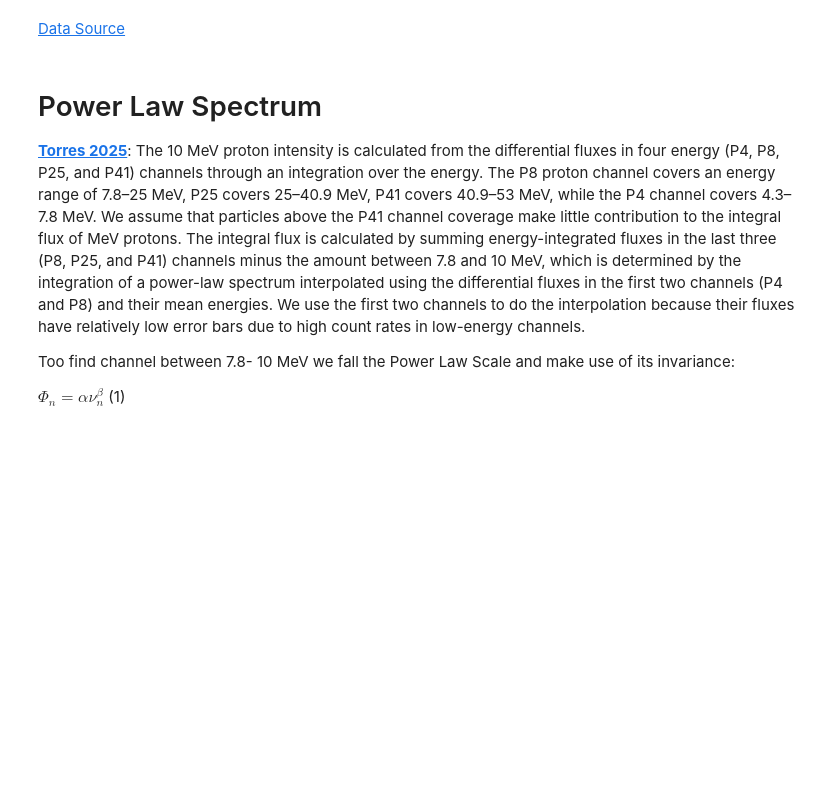
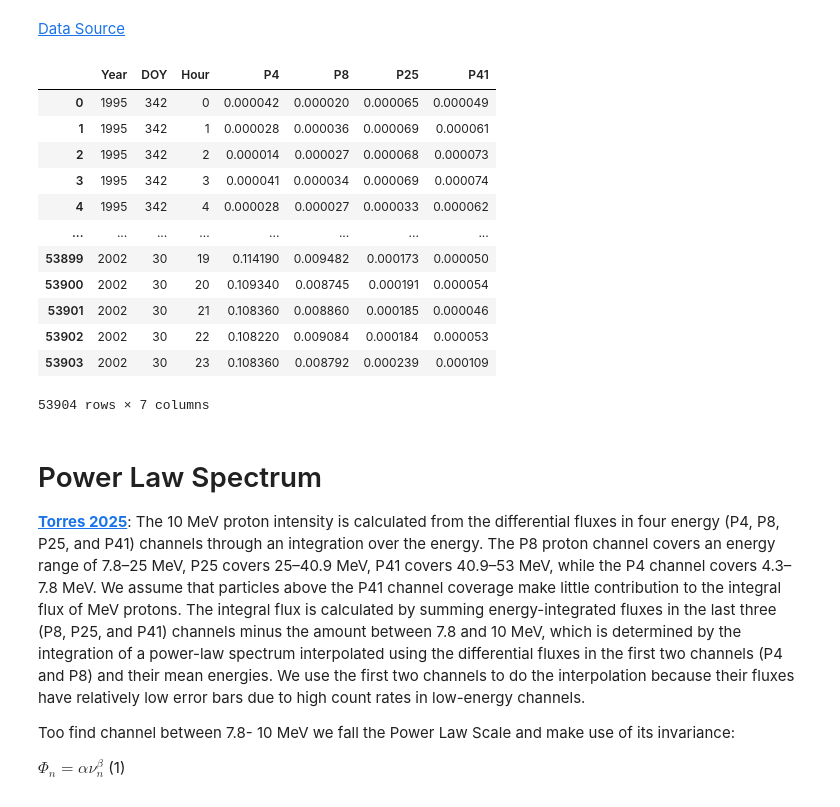
Before and after one commit to Lewis-Adkins/SWLG, a Jupyter notebook: SWLG_Code/code/seu_predict_ml.ipynb, the cells around one changed output. Drawn from its saved outputs; the diff is of its cells as text; code cells hidden in the pictures; blank space fills up the shorter version.

```diff
--- a/SWLG_Code/code/seu_predict_ml.ipynb
+++ b/SWLG_Code/code/seu_predict_ml.ipynb
@@ -7,7 +7,22 @@ import sklearn as sk
 # %% [markdown]
 [Data Source](https://omniweb.gsfc.nasa.gov/ftpbrowser/soho_ephin_flux_hr.html)
 # %%
-proton_flux_df = pd.read_csv('data/enviromental/proton_flux_1995Dec-2002Jan_EPHINSOHO.lst', header = None, names = ['Year', 'DOY', 'Hour', 'P4', 'P8', 'P25', 'P41'], sep = "\s+")
+proton_flux_df = pd.read_csv('data/enviromental/ephin-soho/proton_flux_1995Dec-2002Jan_EPHINSOHO.lst', header = None, names = ['Year', 'DOY', 'Hour', 'P4', 'P8', 'P25', 'P41'], sep = "\s+")
+proton_flux_df
+# %% [output]
+|  | Year | DOY | Hour | P4 | P8 | P25 | P41 |
+| 0 | 1995 | 342 | 0 | 0.000042 | 0.000020 | 0.000065 | 0.000049 |
+| 1 | 1995 | 342 | 1 | 0.000028 | 0.000036 | 0.000069 | 0.000061 |
+| 2 | 1995 | 342 | 2 | 0.000014 | 0.000027 | 0.000068 | 0.000073 |
+| 3 | 1995 | 342 | 3 | 0.000041 | 0.000034 | 0.000069 | 0.000074 |
+| 4 | 1995 | 342 | 4 | 0.000028 | 0.000027 | 0.000033 | 0.000062 |
+| ... | ... | ... | ... | ... | ... | ... | ... |
+| 53899 | 2002 | 30 | 19 | 0.114190 | 0.009482 | 0.000173 | 0.000050 |
+| 53900 | 2002 | 30 | 20 | 0.109340 | 0.008745 | 0.000191 | 0.000054 |
+| 53901 | 2002 | 30 | 21 | 0.108360 | 0.008860 | 0.000185 | 0.000046 |
+| 53902 | 2002 | 30 | 22 | 0.108220 | 0.009084 | 0.000184 | 0.000053 |
+| 53903 | 2002 | 30 | 23 | 0.108360 | 0.008792 | 0.000239 | 0.000109 |
+53904 rows × 7 columns
 # %% [markdown]
 # Power Law Spectrum
 **[Torres 2025](https://agupubs.onlinelibrary.wiley.com/doi/10.1029/2024SW003921)**: The
```
Also changed, not shown: parts of 10 cells of this notebook, 7 other files.
